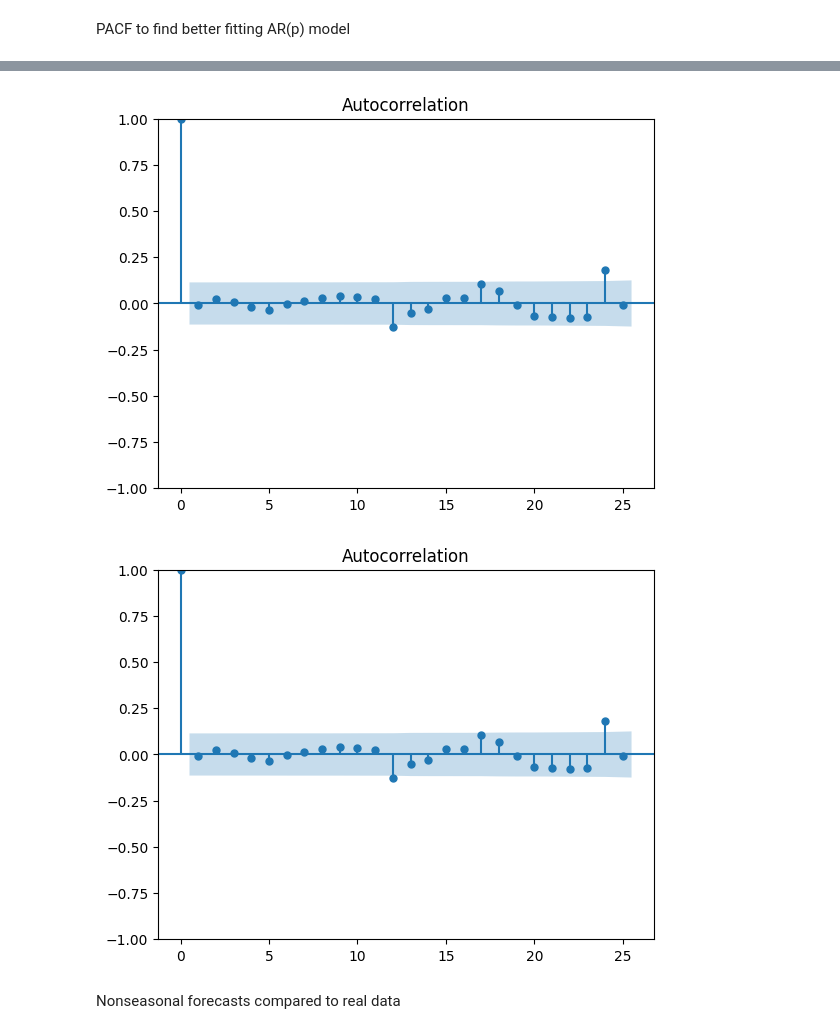
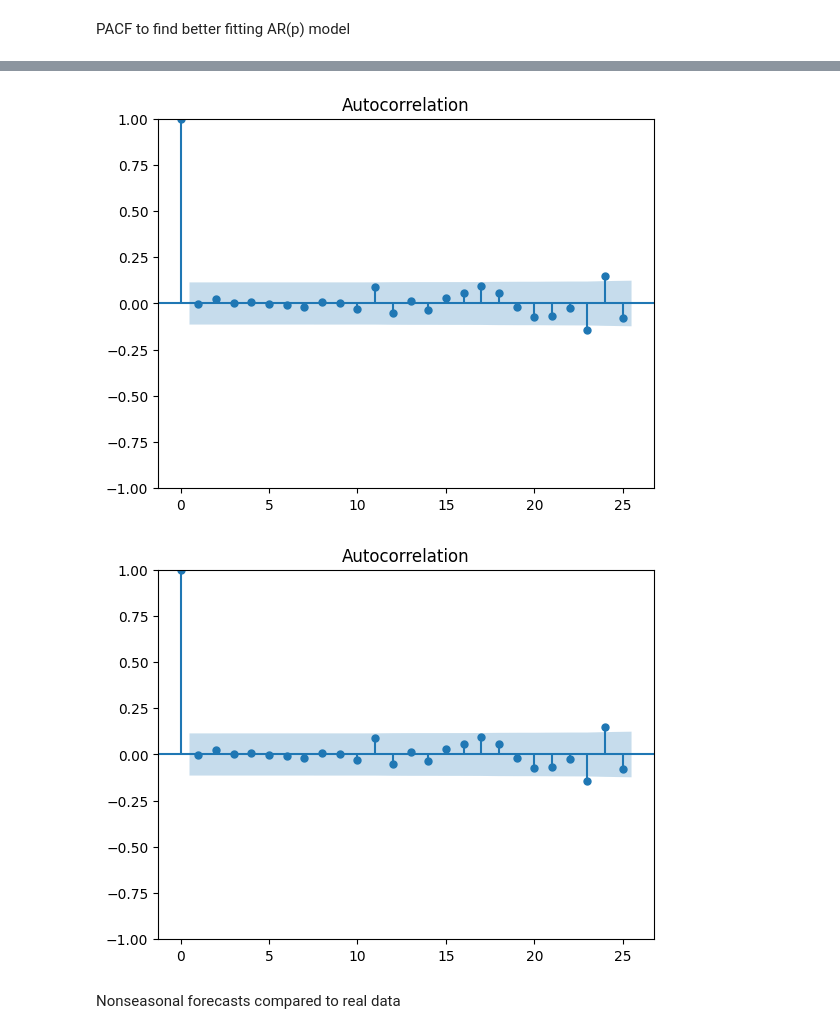
Before and after one commit to ericbeechen/TimeSeries, a Jupyter notebook: HW1.ipynb, the cells around one changed output, grey strips where cells are left out. Drawn from its saved outputs; the diff is of its cells as text; code cells hidden in the pictures.

```diff
--- a/HW1.ipynb
+++ b/HW1.ipynb
@@ -111,4 +99,4 @@ plot_pacf(nonseasonal_df['Not Seasonal Growth Rates'], lags=48)
 # %%
-nonseasonalar14model = AutoReg(nonseasonal_df['Not Seasonal Growth Rates'], lags=14).fit()
-print(nonseasonalar14model.summary())
+seasonalar14model = AutoReg(seasonal_df['Seasonal Growth Rates'], lags=14).fit()
+print(seasonalar14model.summary())
 # %% [output]
@@ -131,9 +119,9 @@ AR.14            2.4808           -0.0000j            2.4808           -0.0000
 ------------------------------------------------------------------------------
 # %%
-plot_acf(nonseasonalar14model.resid)
+plot_acf(seasonalar14model.resid)
 # %% [output]
-[figure, old version]
+[figure, new version]
-[figure, old version]
+[figure, new version]
 # %% [markdown]
 Nonseasonal forecasts compared to real data
 # %%
```
Also changed, not shown: parts of 18 cells of this notebook.
